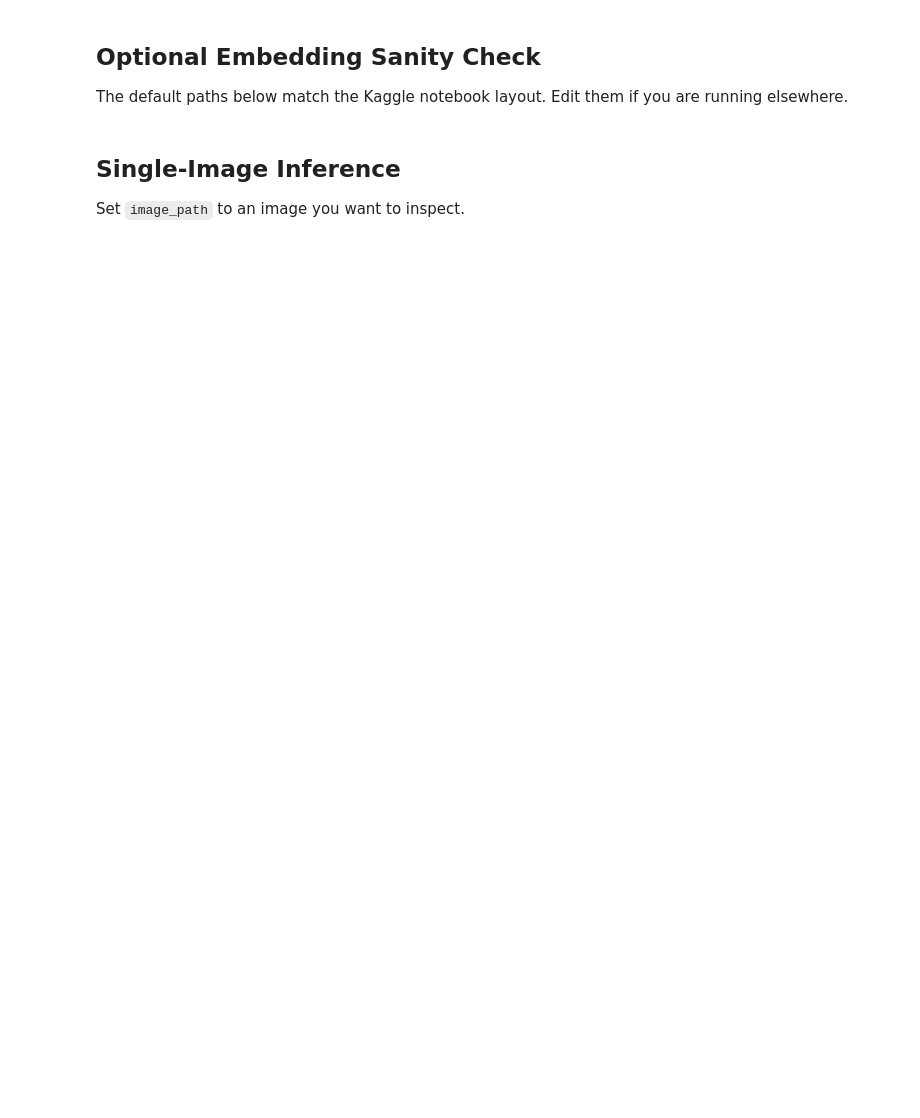
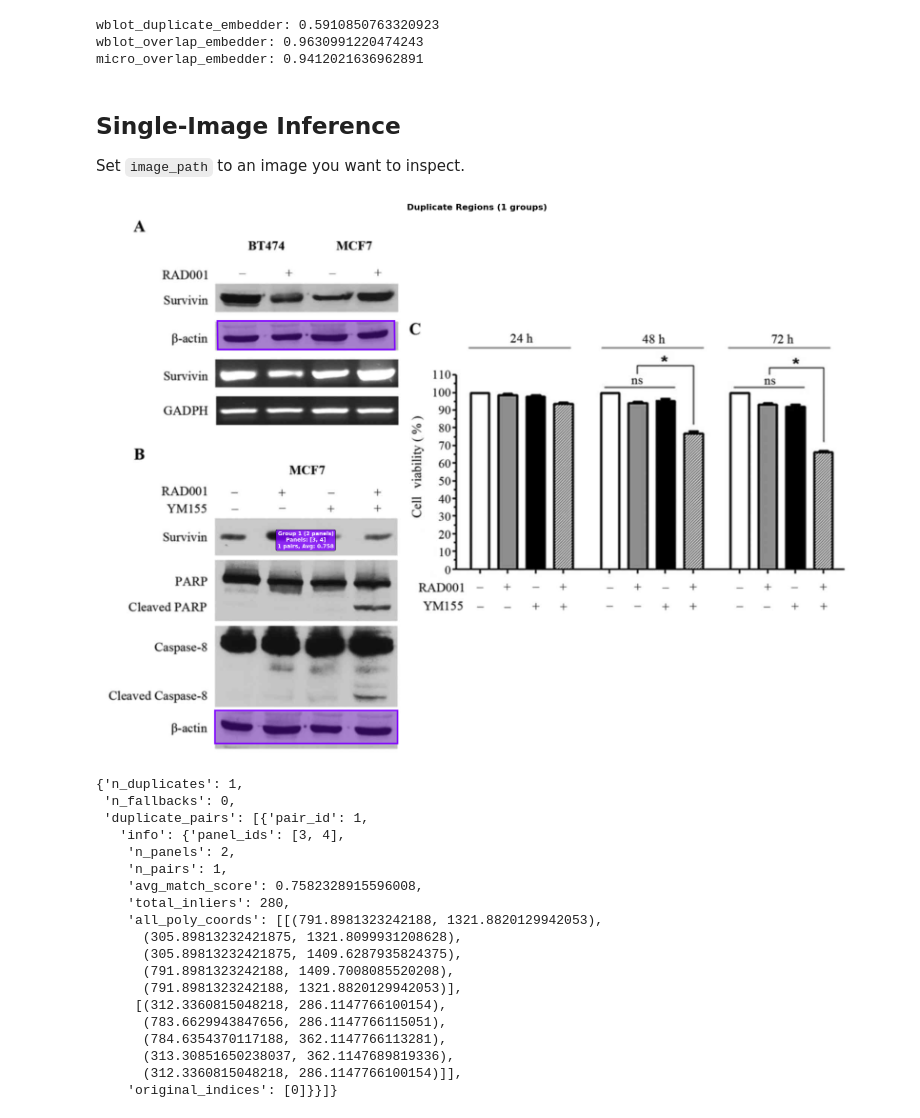
Before and after one commit to vlad3996/forgeryscope, a Jupyter notebook: examples/quick_start.ipynb, the cells around one changed output. Cells and saved outputs as stored; diff of their text form; code cells hidden in the pictures; blank space fills up the shorter version.

```diff
--- a/examples/quick_start.ipynb
+++ b/examples/quick_start.ipynb
@@ -25,7 +31,7 @@ panel_extractor = PanelExtractor(
     device=DEVICE,
     conf_threshold=0.7,
     iou_threshold=0.4,
-    verbose=PRINT_MODEL_DEFINITION,
+    verbose=False,
 )
 panel_extractor.EXCLUDED_LABELS = {"Graphs", "Flow Cytometry", "Body Imaging"}
 
@@ -62,4 +87,0 @@ load_aliked_wblot_weights(matcher_blot);
-# %% [markdown]
-## Optional Embedding Sanity Check
-
-The default paths below match the Kaggle notebook layout. Edit them if you are running elsewhere.
@@ -79,3 +88,17 @@ else:
+# %%
+# img1 = load_image_from_url("https://raw.githubusercontent.com/vlad3996/forgeryscope/main/examples/sample_data/wblot_sample.png")
+# img2 = load_image_from_url("https://raw.githubusercontent.com/vlad3996/forgeryscope/main/examples/sample_data/wblot_sample_sub2.png")
+
+img1 = np.array(Image.open("sample_data/wblot_sample.png").convert("RGB"))
+img2 = np.array(Image.open("sample_data/wblot_sample_sub2.png").convert("RGB"))
+
+print("wblot_duplicate_embedder:", wblot_duplicate_embedder.compare(img1, img2))  # wblot_duplicate_embedder : 0.591
+print("wblot_overlap_embedder:", wblot_overlap_embedder.compare(img1, img2))  # wblot_overlap_embedder   : 0.963
+print("micro_overlap_embedder:", micro_overlap_embedder.compare(img1, img2))  # micro_overlap_embedder   : 0.941
+# %% [output]
+wblot_duplicate_embedder: 0.5910850763320923
+wblot_overlap_embedder: 0.9630991220474243
+micro_overlap_embedder: 0.9412021636962891
 # %%
 MATCH_SCORE_THRESHOLD = 0.73
 INLIER_THRESHOLD = 8
@@ -99,7 +122,8 @@ def find_similar_panel_pairs(panel_ids, crops, embedder, threshold, label):
 
 Set `image_path` to an image you want to inspect.
 # %%
-image_path = "/kaggle/input/competitions/recodai-luc-scientific-image-forgery-detection/test_images/45.png"
+image_path = "sample_data/kaggle_test_img_45.png"
+# image_path = "sample_data/kaggle_supplemental_img_20833.png"
 
 img = PanelExtractor._load_image(image_path)
 panels = panel_extractor.extract_panels(img)
@@ -187,30 +211,51 @@ for info in match_results:
 
     pred_masks.append((info["mask0"] | info["mask1"]).astype(np.uint8))
     duplicate_info.append(info)
 
 mask_matcher, merged_info = merge_masks_by_max_cliques(
     pred_masks,
     duplicate_info,
     verbose=VERBOSE,
 )
 
 if blot_ids and not similar_pairs_blot:
     lane_match_result = find_lanes_in_blot_panels(
         panels=panels,
         blot_panels_ids=blot_ids,
         crops_list=crops_list,
         segmentator=lane_extractor,
         blot_duplicate_detector=wblot_lane_embedder,
         similarity_threshold=SEG_SIM_THRESH,
         overlap_threshold=5,
     )
     if lane_match_result:
         mask_lanes = create_lane_match_masks(
             img.shape,
             lane_match_result["best_matches"],
             lanes=lane_match_result["lanes"],
         )
         mask_matcher += mask_lanes
 
 annotation = "authentic" if not mask_matcher else mask_matcher
 visualize_duplicate_masks(img, mask_matcher, merged_info, show_fallbacks=False)
+# %% [output]
+[figure, added]
+{'n_duplicates': 1,
+ 'n_fallbacks': 0,
+ 'duplicate_pairs': [{'pair_id': 1,
+   'info': {'panel_ids': [3, 4],
+    'n_panels': 2,
+    'n_pairs': 1,
+    'avg_match_score': 0.7582328915596008,
+    'total_inliers': 280,
+    'all_poly_coords': [[(791.8981323242188, 1321.8820129942053),
+      (305.89813232421875, 1321.8099931208628),
+      (305.89813232421875, 1409.6287935824375),
+      (791.8981323242188, 1409.7008085520208),
+      (791.8981323242188, 1321.8820129942053)],
+     [(312.3360815048218, 286.1147766100154),
+      (783.6629943847656, 286.1147766115051),
+      (784.6354370117188, 362.1147766113281),
+      (313.30851650238037, 362.1147689819336),
+      (312.3360815048218, 286.1147766100154)]],
+    'original_indices': [0]}}]}
```
Also changed, not shown: parts of 6 cells of this notebook, 4 other files.
